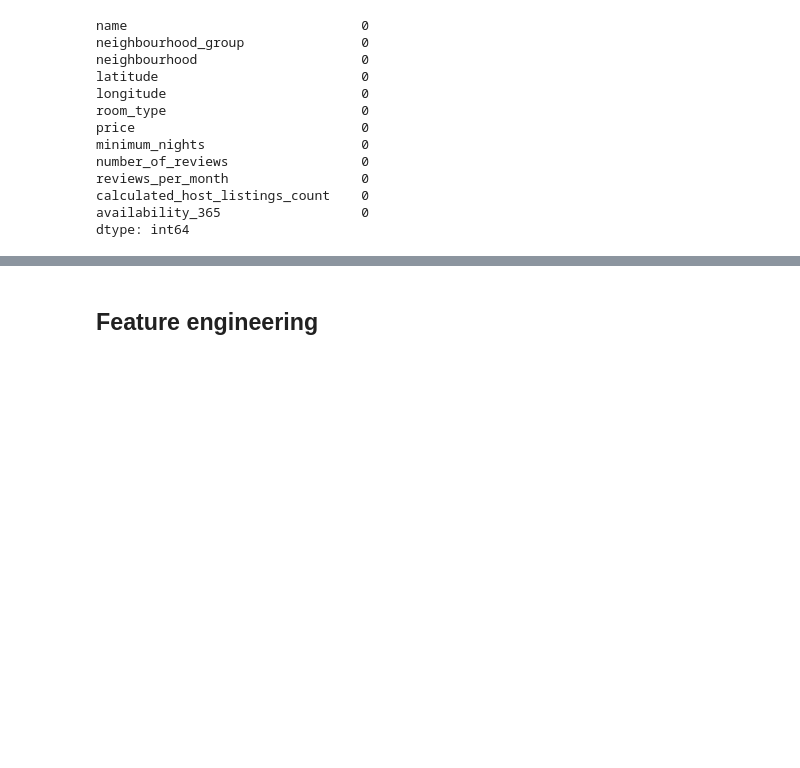
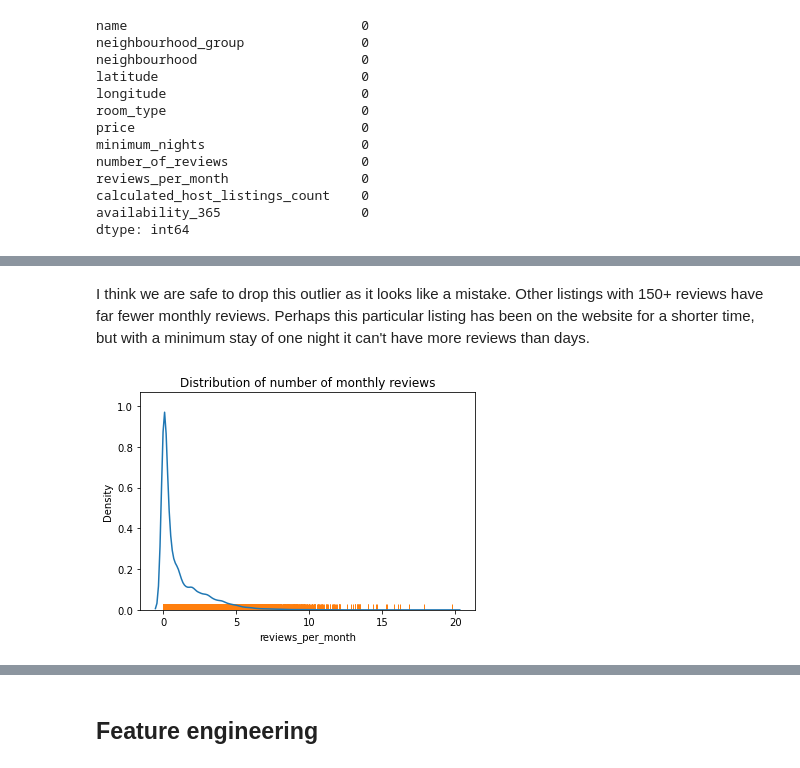
Before and after one commit to miahatton/airbnb_reviews, a Jupyter notebook: analysis_1.ipynb, the cells around one changed output, grey strips where cells are left out. Drawn from its saved outputs; the diff is of its cells as text; code cells hidden in the pictures; blank space fills up the shorter version.

```diff
--- a/analysis_1.ipynb
+++ b/analysis_1.ipynb
@@ -114,0 +156,13 @@ dtype: int64
+# %% [markdown]
+I think we are safe to drop this outlier as it looks like a mistake. Other listings with 150+ reviews have far fewer monthly reviews. Perhaps this particular listing has been on the website for a shorter time, but with a minimum stay of one night it can't have more reviews than days.
+# %%
+df.drop(df[df['reviews_per_month']>30].index, inplace = True)
+# %%
+# for the purposes of visualisation we will also ignore the higher numbers for now.
+sns.kdeplot(data = df[df['reviews_per_month']<20],
+                   x = 'reviews_per_month')
+sns.rugplot(data = df[df['reviews_per_month']<20],
+                   x = 'reviews_per_month')
+plt.title("Distribution of number of monthly reviews");
+# %% [output]
+[figure, added]
```
Also changed, not shown: parts of 63 cells of this notebook, 4 other files.
